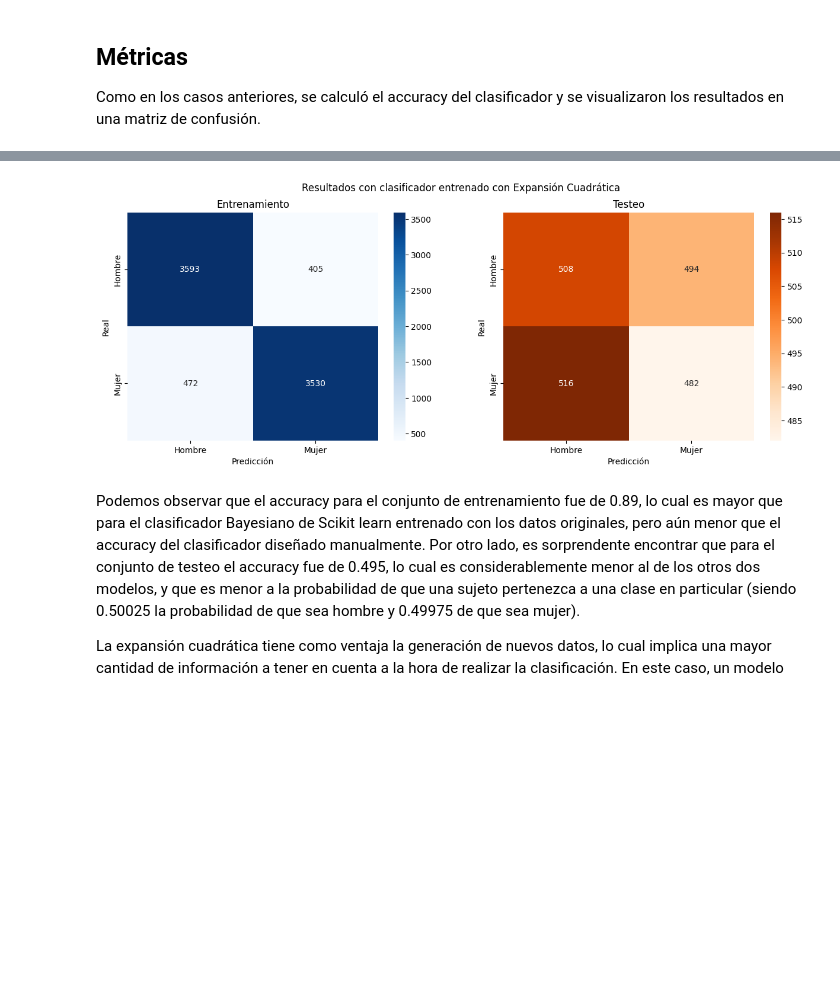
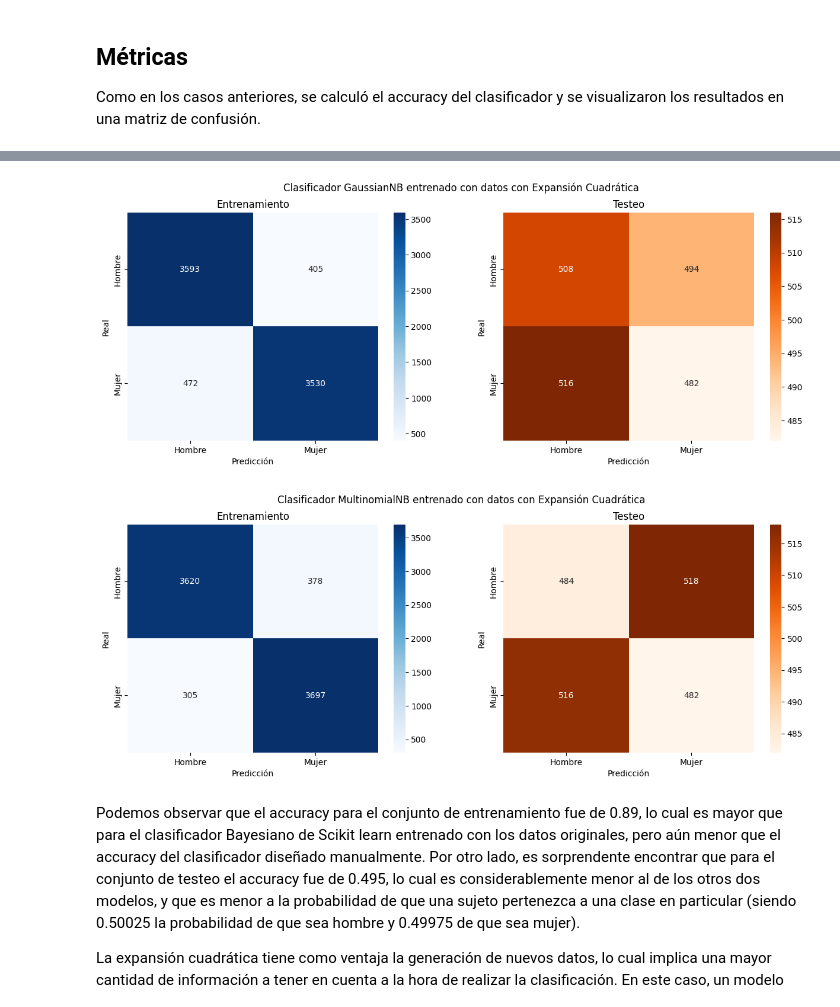
Before and after one commit to MagdalenaLaValle/TPs-Redes-Neuronales-, a Jupyter notebook: Clasificación_Bayesiana.ipynb, the cells around one changed output, grey strips where cells are left out. Cells and saved outputs as stored; diff of their text form; code cells hidden in the pictures; blank space fills up the shorter version.

```diff
--- a/Clasificación_Bayesiana.ipynb
+++ b/Clasificación_Bayesiana.ipynb
@@ -458,0 +452,6 @@ GaussianNB()
+# %%
+clf_gauss = GaussianNB()
+clf_gauss.fit(wh_train, genero_train_binario)
+
+clf_multi = MultinomialNB()
+clf_multi.fit(wh_train, genero_train_binario)
@@ -523,6 +551,9 @@ datos_expansion_train= expandir_datos(wh_train)
 datos_expansion_test=expandir_datos(wh_test)
 # %%
 #Entrenamos el modelo
-clf_expansion = GaussianNB()
-clf_expansion.fit(datos_expansion_train, genero_train_binario)
+clf_expansion_gauss = GaussianNB()
+clf_expansion_gauss.fit(datos_expansion_train, genero_train_binario)
+
+clf_expansion_multinomial = MultinomialNB()
+clf_expansion_multinomial.fit(datos_expansion_train, genero_train_binario)
 # %% [output]
@@ -533,3 +561,9 @@ prediccion_expansion_test = clf_expansion.predict(datos_expansion_test)
+# %%
+prediccion_expansion_gauss_train = clf_expansion_gauss.predict(datos_expansion_train)
+prediccion_expansion_gauss_test = clf_expansion_gauss.predict(datos_expansion_test)
+
+prediccion_expansion_multinomial_train = clf_expansion_multinomial.predict(datos_expansion_train)
+prediccion_expansion_multinomial_test = clf_expansion_multinomial.predict(datos_expansion_test)
 # %% [markdown]
 ## Métricas
 
@@ -549,18 +590,36 @@ cm_expansion_test=confusion_matrix(genero_test_binario, prediccion_expansion_tes
+# %%
+cm_expansion_gauss_train=confusion_matrix(genero_train_binario, prediccion_expansion_gauss_train)
+cm_expansion_gauss_test=confusion_matrix(genero_test_binario, prediccion_expansion_gauss_test)
+
+cm_expansion_multinomial_train=confusion_matrix(genero_train_binario, prediccion_expansion_multinomial_train)
+cm_expansion_multinomial_test=confusion_matrix(genero_test_binario, prediccion_expansion_multinomial_test)
 # %%
 fig, ax = plt.subplots(1, 2, figsize=(15,5))
-fig.suptitle('Resultados con clasificador entrenado con Expansión Cuadrática')
-sns.heatmap(cm_expansion_train, annot=True, fmt="d", cmap="Blues", ax=ax[0],  xticklabels= etiquetas, yticklabels= etiquetas)
+fig.suptitle('Clasificador GaussianNB entrenado con datos con Expansión Cuadrática')
+sns.heatmap(cm_expansion_gauss_train, annot=True, fmt="d", cmap="Blues", ax=ax[0],  xticklabels= etiquetas, yticklabels= etiquetas)
 ax[0].set_title("Entrenamiento")
 ax[0].set_xlabel("Predicción")
 ax[0].set_ylabel("Real")
-
-sns.heatmap(cm_expansion_test, annot=True, fmt="d", cmap="Oranges", ax=ax[1], xticklabels= etiquetas, yticklabels= etiquetas)
+sns.heatmap(cm_expansion_gauss_test, annot=True, fmt="d", cmap="Oranges", ax=ax[1], xticklabels= etiquetas, yticklabels= etiquetas)
 ax[1].set_title("Testeo")
 ax[1].set_xlabel("Predicción")
 ax[1].set_ylabel("Real")
 plt.show()
+
+fig, ax = plt.subplots(1, 2, figsize=(15,5))
+fig.suptitle('Clasificador MultinomialNB entrenado con datos con Expansión Cuadrática')
+sns.heatmap(cm_expansion_multinomial_train, annot=True, fmt="d", cmap="Blues", ax=ax[0],  xticklabels= etiquetas, yticklabels= etiquetas)
+ax[0].set_title("Entrenamiento")
+ax[0].set_xlabel("Predicción")
+ax[0].set_ylabel("Real")
+sns.heatmap(cm_expansion_multinomial_test, annot=True, fmt="d", cmap="Oranges", ax=ax[1], xticklabels= etiquetas, yticklabels= etiquetas)
+ax[1].set_title("Testeo")
+ax[1].set_xlabel("Predicción")
+ax[1].set_ylabel("Real")
+plt.show()
 # %% [output]
-[figure, old version]
+[figure, new version]
+[figure, added]
 # %% [markdown]
 Podemos observar que el accuracy para el conjunto de entrenamiento fue de 0.89, lo cual es mayor que para el clasificador Bayesiano de Scikit learn entrenado con los datos originales, pero aún menor que el accuracy del clasificador diseñado manualmente. Por otro lado, es sorprendente encontrar que para el conjunto de testeo el accuracy fue de 0.495, lo cual es considerablemente menor al de los otros dos modelos, y que es menor a la probabilidad de que una sujeto pertenezca a una clase en particular (siendo 0.50025 la probabilidad de que sea hombre y 0.49975 de que sea mujer).
 
```
Also changed, not shown: parts of 34 cells of this notebook.
